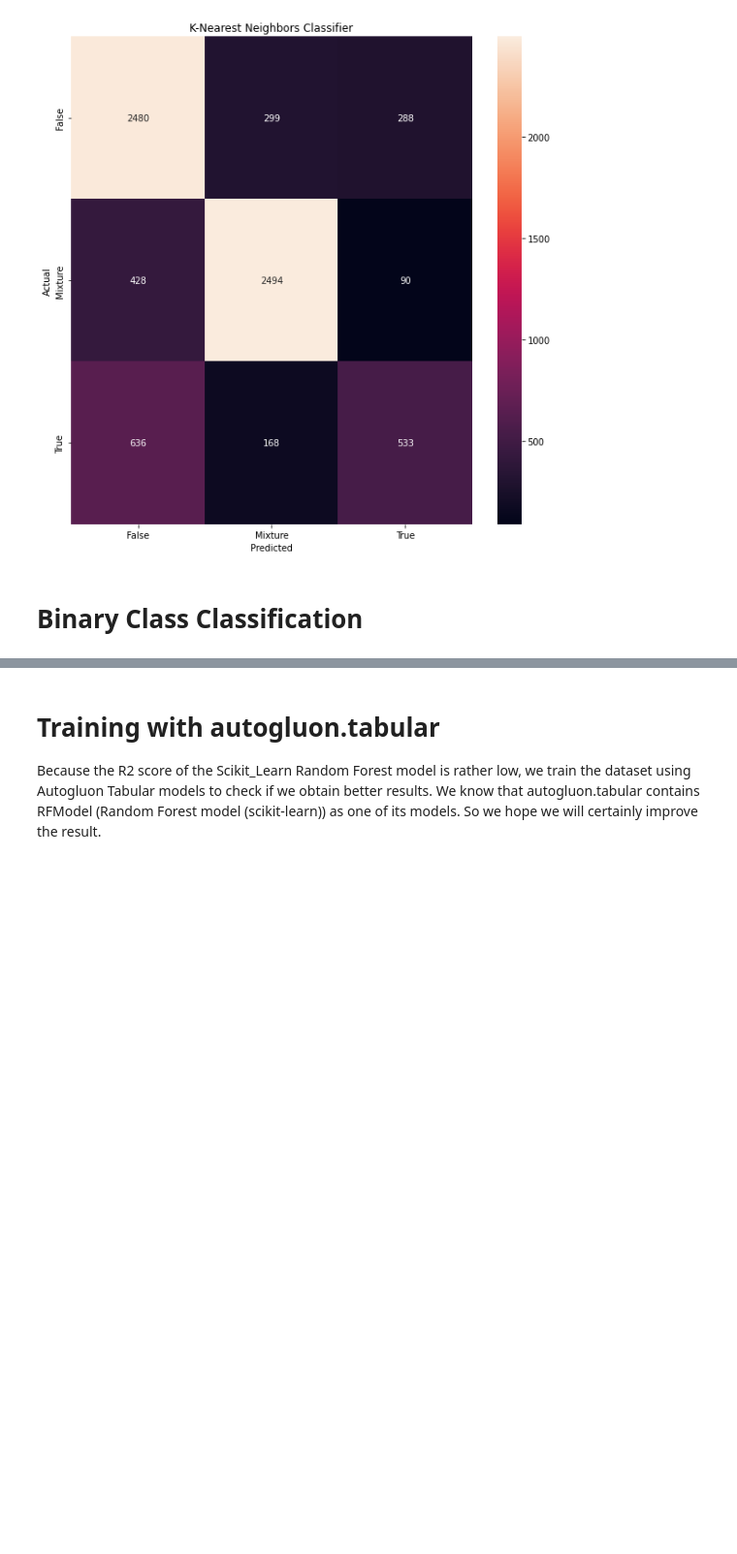
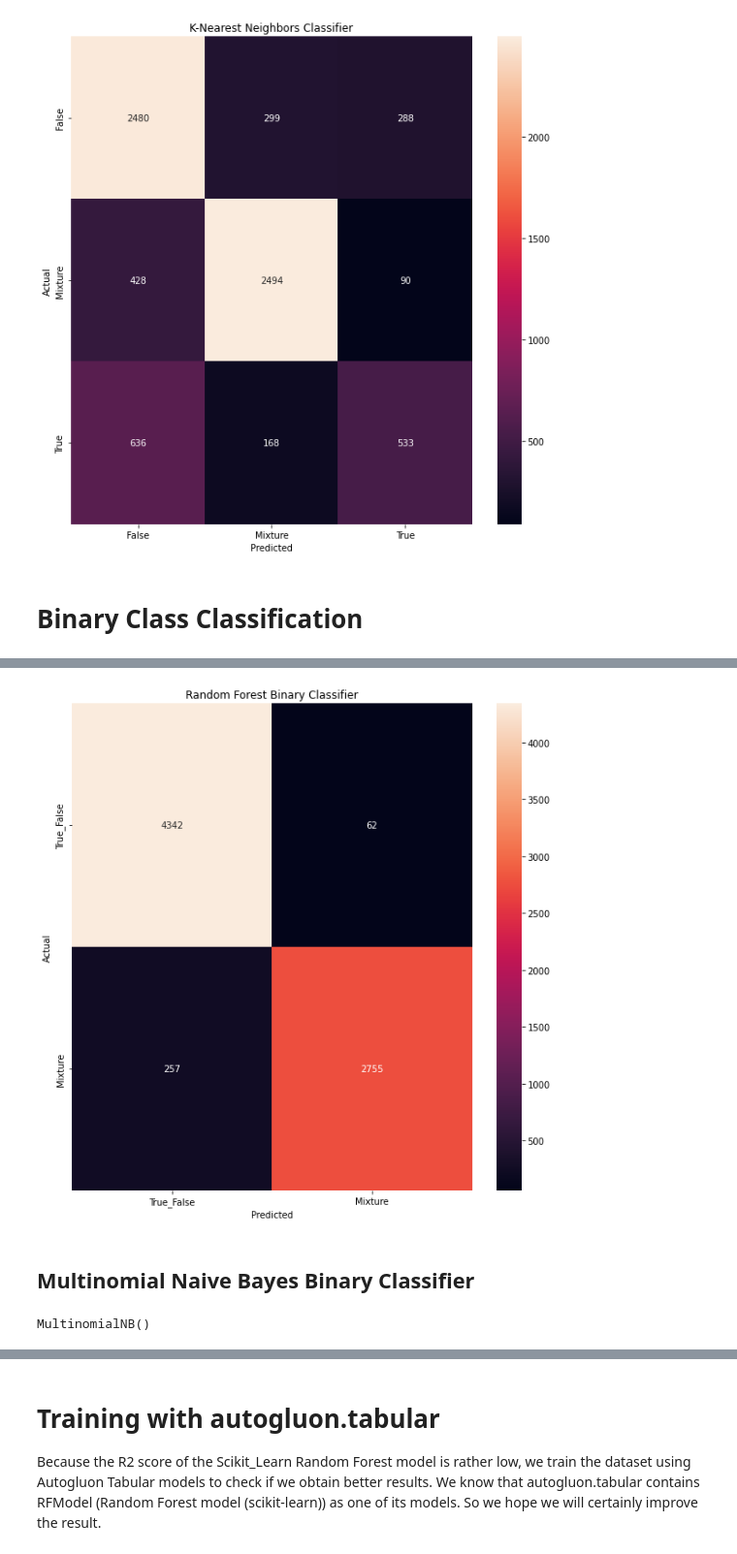
Before and after one commit to EnsiyehRaoufi/Claims-Knowledge-Graph, a Jupyter notebook: ClaimsKG.ipynb, the cells around one changed output, grey strips where cells are left out. Shown at 97% size. Drawn from its saved outputs; the diff is of its cells as text; code cells hidden in the pictures; blank space fills up the shorter version.

```diff
--- a/ClaimsKG.ipynb
+++ b/ClaimsKG.ipynb
@@ -1321,6 +1341,5 @@ from sklearn.neighbors import KNeighborsClassifier
 source_df = pd.read_csv("source_features.csv")
 
 #Integrating True and False as one unique class-Changing True labels-with equal number 3- to 1
-source_df[(source_df['target_labels']==3) | (source_df['target_labels']==1)]['target_name'] = source_df.assign(target_names='Mixed_True_False')
-source_df[(source_df['target_labels']==3)]['target_labels'] = source_df.assign(target_labels=1)
-source_df
+source_df[(source_df['target_labels']==3) | (source_df['target_labels']==1)] = source_df.assign(target_names='True_False')
+source_df[(source_df['target_labels']==3)] = source_df.assign(target_labels=1)
@@ -1329,4 +1346,9 @@ ValueError: ignored
 # %%
+category_id_df = source_df[['target_names', 'target_labels']].drop_duplicates().sort_values('target_labels')
+category_to_id = dict(category_id_df.values)
+id_to_category = dict(category_id_df[['target_labels', 'target_names']].values)
+labels = source_df.target_labels
+print("Classes: ", category_to_id)
 #Create train and test dataset
 X_train = source_df.iloc[:,:-2][:17000]
 y_train = source_df.target_labels[:17000]
@@ -1334,0 +1361,6 @@ y_test = source_df.target_labels[17000:]
+# %%
+#Random Forest Classifier fitting
+min_samples_leaf = 3
+n_estimators = 300
+rf_classifier = RandomForestClassifier(n_estimators=n_estimators, min_samples_leaf=min_samples_leaf, n_jobs=-1)
+rf_classifier.fit(X_train, y_train)
@@ -1334,0 +1369,6 @@ y_test = source_df.target_labels[17000:]
+# %%
+#Prediction and Evaluation
+y_pred = rf_classifier.predict(X_test)
+print("Random Forest Evaluation result for \n 1: True-False, 2: Mixture")
+print(confusion_matrix(y_test, y_pred))
+print(classification_report(y_test, y_pred))
@@ -1334,0 +1388,22 @@ y_test = source_df.target_labels[17000:]
+# %%
+#Prediction visualization
+
+conf_mat = confusion_matrix(y_test, y_pred)
+fig, ax = plt.subplots(figsize=(10,10))
+sns.heatmap(conf_mat, annot=True, fmt='d',
+            xticklabels=category_id_df.target_names.values, yticklabels=category_id_df.target_names.values)
+plt.ylabel('Actual')
+plt.xlabel('Predicted')
+plt.title("Random Forest Binary Classifier")
+plt.show()
+# %% [output]
+[figure, added]
+# %% [markdown]
+## Multinomial Naive Bayes Binary Classifier
+# %%
+#Multinomial Naive Bayes Classifier
+
+clf = MultinomialNB()
+clf.fit(X_train, y_train)
+# %% [output]
+MultinomialNB()
```
Also changed, not shown: parts of 80 cells of this notebook.
